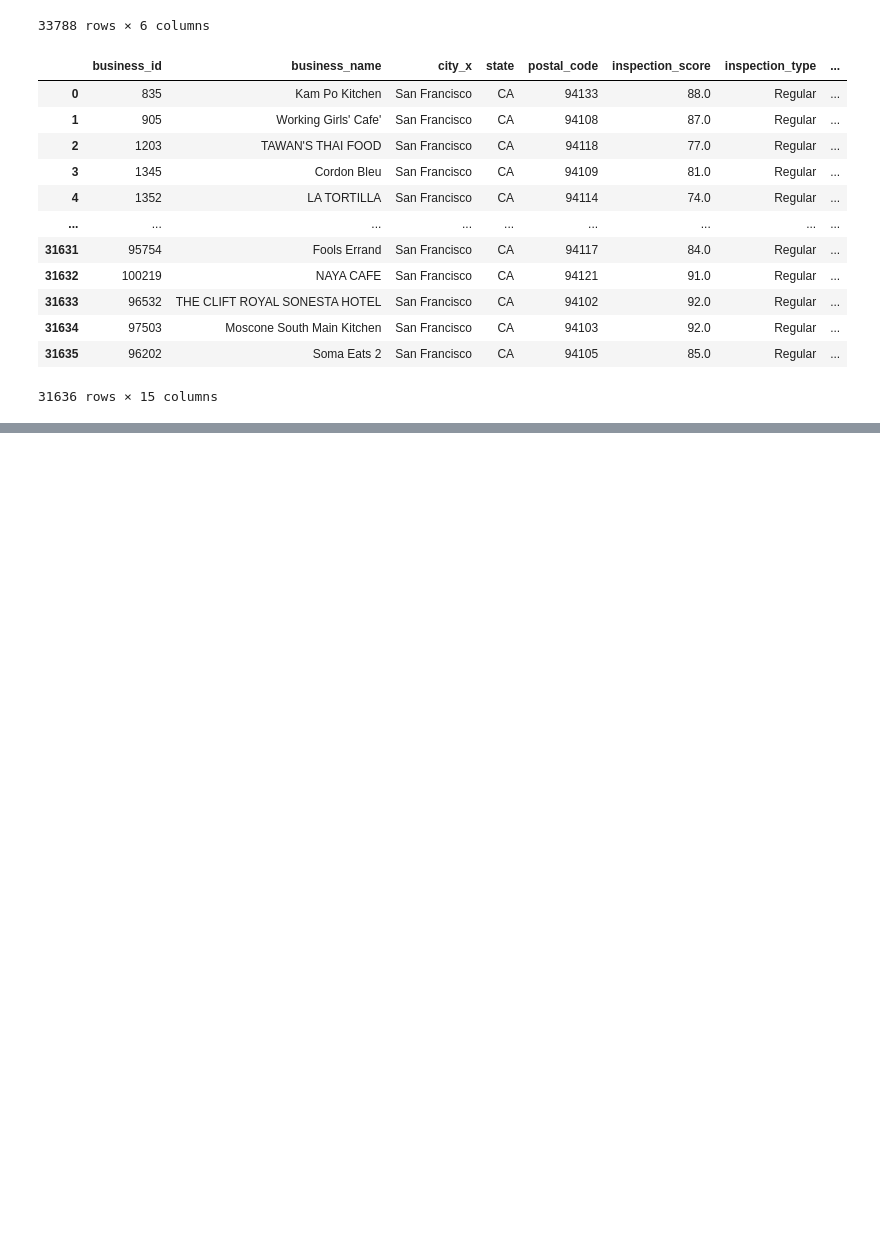
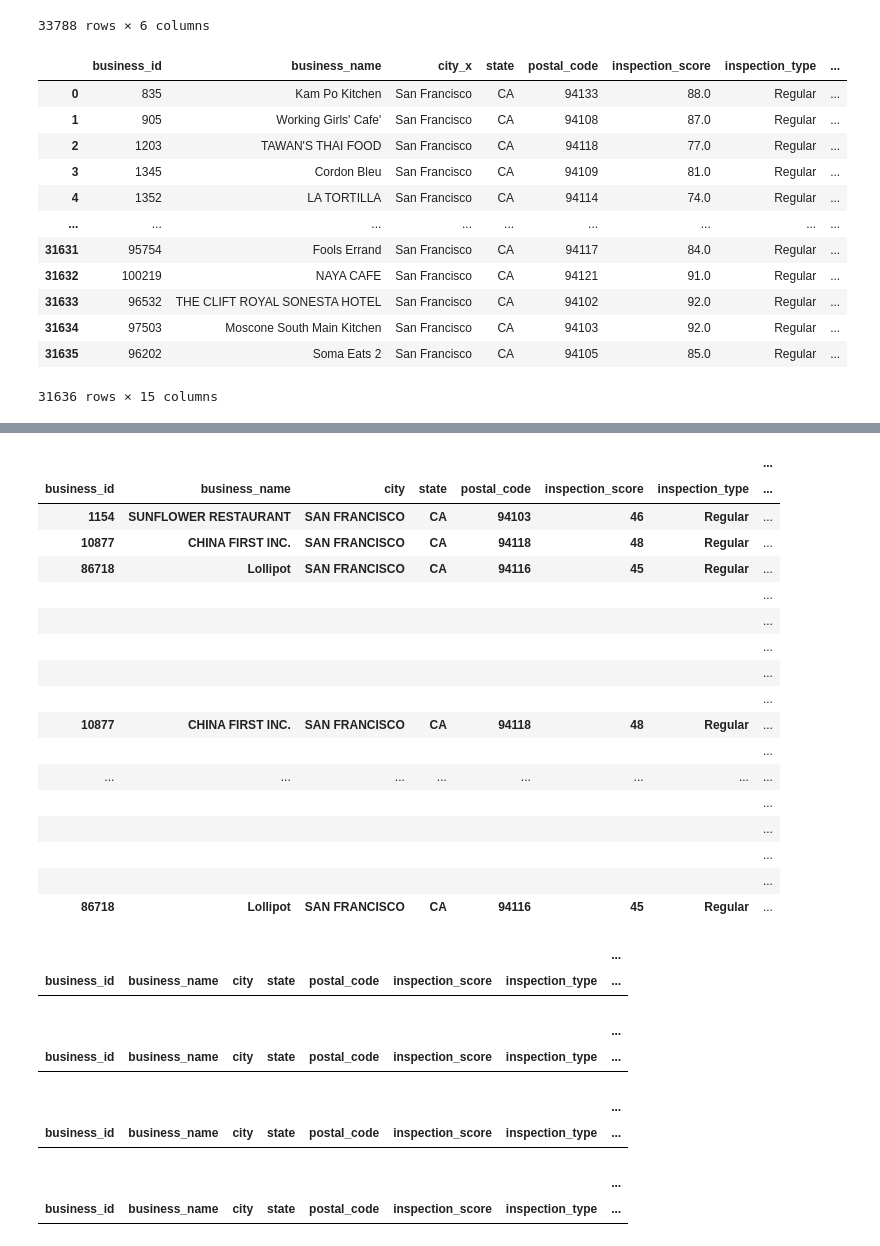
Before and after one commit to jrthompson25/Capstone-Project, a Jupyter notebook: Notebooks/capstone_restaurant_inspections_sanfran.ipynb, the cells around one changed output, grey strips where cells are left out. Saved outputs shown, nothing was run; the diff lists cells and outputs as text; code cells hidden in the pictures; blank space fills up the shorter version.

Commit message:
Analyzing Data

```diff
--- a/Notebooks/capstone_restaurant_inspections_sanfran.ipynb
+++ b/Notebooks/capstone_restaurant_inspections_sanfran.ipynb
@@ -2,7 +2,19 @@
 import pandas as pd
 # %%
 restInspectSanFran = pd.read_csv('../data/sanfran_inspections.csv')
-restInspectSanFran.drop(["business_address", "business_phone_number", "business_latitude", "business_longitude", "business_location", "inspection_id", "violation_id", "risk_category", "Neighborhoods", "SF Find Neighborhoods", "Current Police Districts", "Current Supervisor Districts", "Analysis Neighborhoods"], axis = 1, inplace = True)
+restInspectSanFran.drop(["business_address",
+                         "business_phone_number",
+                         "business_latitude",
+                         "business_longitude",
+                         "business_location",
+                         "inspection_id",
+                         "violation_id",
+                         "risk_category",
+                         "Neighborhoods",
+                         "SF Find Neighborhoods",
+                         "Current Police Districts",
+                         "Current Supervisor Districts",
+                         "Analysis Neighborhoods"], axis = 1, inplace = True)
 restInspectSanFran
 # %% [output]
 |  | business_id | business_name | business_city | business_state | business_postal_code | inspection_date | ... |
@@ -815,6 +831,8 @@ sanFranInspectsAndZips
 | 31635 | 96202 | Soma Eats 2 | San Francisco | CA | 94105 | 85.0 | Regular | ... |
 31636 rows × 15 columns
 # %%
+incorrectPostalCodes = ['CA', 'Ca']
+sanFranInspectsAndZips = sanFranInspectsAndZips[sanFranInspectsAndZips.postal_code.isin(incorrectPostalCodes) == False]
 sanFranInspectsAndZips.drop(['city_y', 'county_name'], axis = 1, inplace = True)
 sanFranInspectsAndZips.rename(columns = {'city_x' : 'city', 'population': 'city_population'}, inplace = True)
 sanFranInspectsAndZips
@@ -854,5 +885,7 @@ sanFranInspectsAndZips['city_population'] = sanFranInspectsAndZips['city_populat
 sanFranInspectsAndZips['city_population'] = sanFranInspectsAndZips['city_population'].astype(int)
 sanFranInspectsAndZips['density'] = sanFranInspectsAndZips['density'].fillna(0)
 sanFranInspectsAndZips['density'] = sanFranInspectsAndZips['density'].astype(int)
+sanFranInspectsAndZips['inspection_score'] = sanFranInspectsAndZips['inspection_score'].astype(int)
+sanFranInspectsAndZips['postal_code'] = sanFranInspectsAndZips['postal_code'].str[0:5]
 sanFranInspectsAndZips
 # %% [output]
@@ -926,0 +1136,51 @@ memory usage: 3.1+ MB
+# %%
+#Inspections in the dataset that have a score between 40 and 49
+between40And49_df = pd.DataFrame(sanFranInspectsAndZips[sanFranInspectsAndZips['inspection_score'].between(40, 49)].value_counts())
+between40And49_df
+# %% [output]
+|  |  |  |  |  |  |  | ... |
+| business_id | business_name | city | state | postal_code | inspection_score | inspection_type | ... |
+| 1154 | SUNFLOWER RESTAURANT | SAN FRANCISCO | CA | 94103 | 46 | Regular | ... |
+| 10877 | CHINA FIRST INC. | SAN FRANCISCO | CA | 94118 | 48 | Regular | ... |
+| 86718 | Lollipot | SAN FRANCISCO | CA | 94116 | 45 | Regular | ... |
+|  |  |  |  |  |  |  | ... |
+|  |  |  |  |  |  |  | ... |
+|  |  |  |  |  |  |  | ... |
+|  |  |  |  |  |  |  | ... |
+|  |  |  |  |  |  |  | ... |
+| 10877 | CHINA FIRST INC. | SAN FRANCISCO | CA | 94118 | 48 | Regular | ... |
+|  |  |  |  |  |  |  | ... |
+| ... | ... | ... | ... | ... | ... | ... | ... |
+|  |  |  |  |  |  |  | ... |
+|  |  |  |  |  |  |  | ... |
+|  |  |  |  |  |  |  | ... |
+|  |  |  |  |  |  |  | ... |
+| 86718 | Lollipot | SAN FRANCISCO | CA | 94116 | 45 | Regular | ... |
+# %%
+#Inspections in the dataset that have a score between 30 and 39
+between30And39_df = pd.DataFrame(sanFranInspectsAndZips[sanFranInspectsAndZips['inspection_score'].between(30, 39)].value_counts())
+between30And39_df
+# %% [output]
+|  |  |  |  |  |  |  | ... |
+| business_id | business_name | city | state | postal_code | inspection_score | inspection_type | ... |
+# %%
+#Inspections in the dataset that have a score between 20 and 29
+between20And29_df = pd.DataFrame(sanFranInspectsAndZips[sanFranInspectsAndZips['inspection_score'].between(20, 29)].value_counts())
+between20And29_df
+# %% [output]
+|  |  |  |  |  |  |  | ... |
+| business_id | business_name | city | state | postal_code | inspection_score | inspection_type | ... |
+# %%
+#Inspections in the dataset that have a score between 10 and 19
+between10And19_df = pd.DataFrame(sanFranInspectsAndZips[sanFranInspectsAndZips['inspection_score'].between(10, 19)].value_counts())
+between10And19_df
+# %% [output]
+|  |  |  |  |  |  |  | ... |
+| business_id | business_name | city | state | postal_code | inspection_score | inspection_type | ... |
+# %%
+#Inspections in the dataset that have a score between 0 and 9
+between0And9_df = pd.DataFrame(sanFranInspectsAndZips[sanFranInspectsAndZips['inspection_score'].between(0, 9)].value_counts())
+between0And9_df
+# %% [output]
+|  |  |  |  |  |  |  | ... |
+| business_id | business_name | city | state | postal_code | inspection_score | inspection_type | ... |
```
Also changed, not shown: parts of 23 cells of this notebook.
